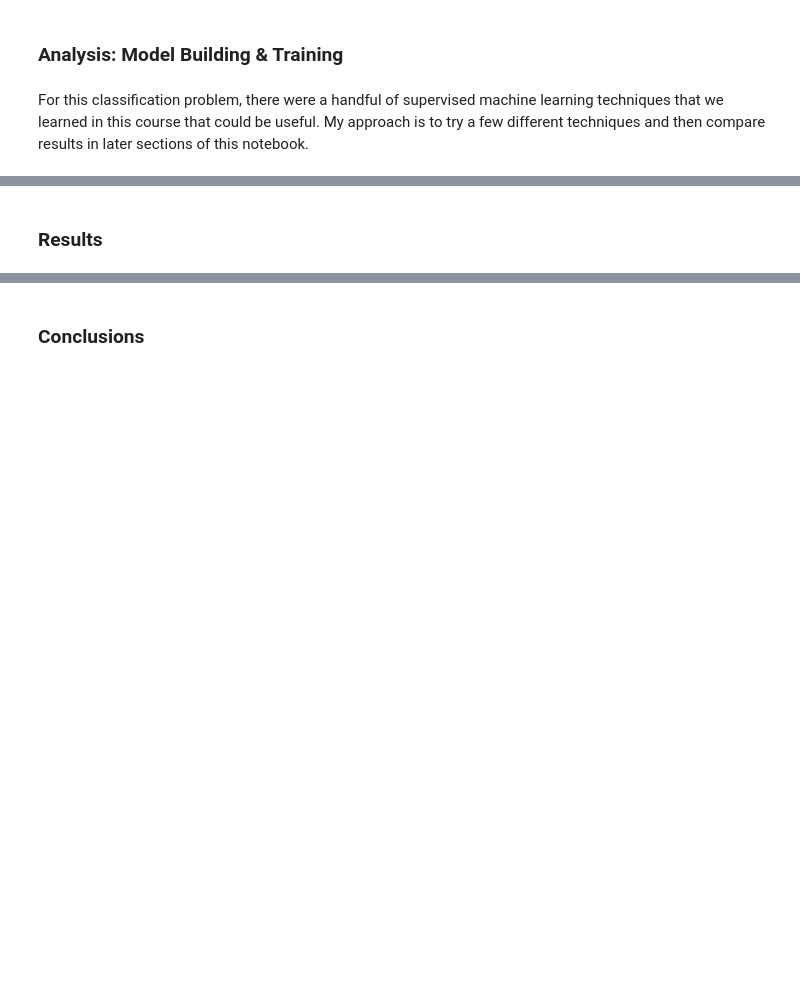
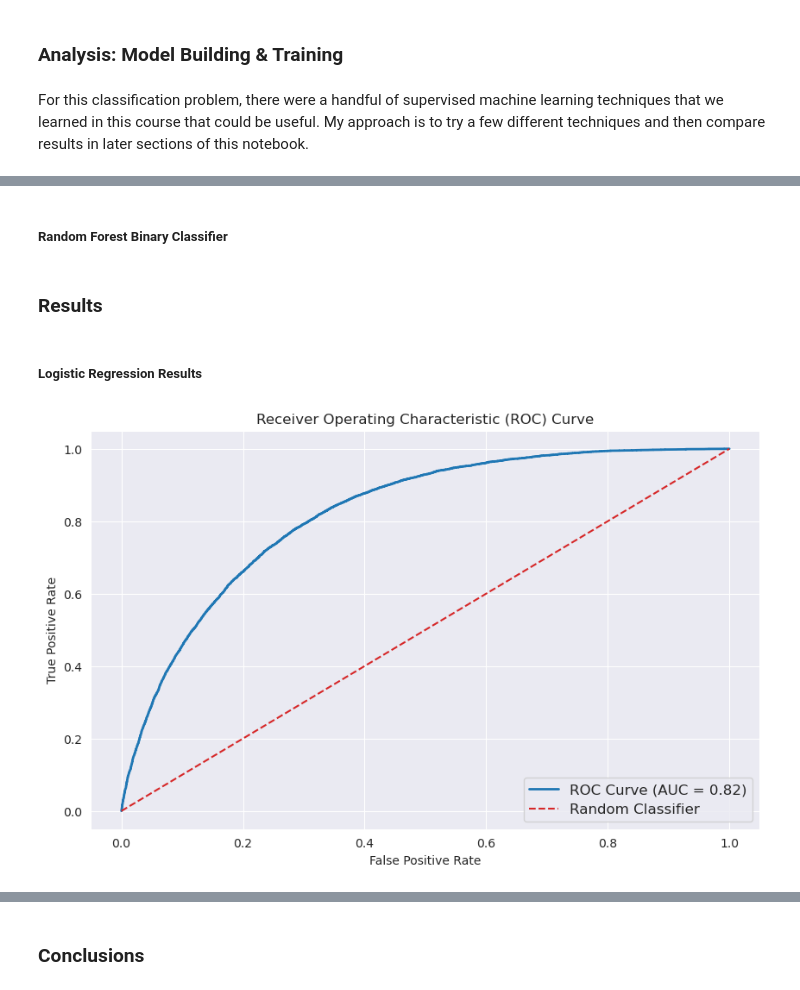
Before and after one commit to jman102/CSCA5622-Final-Project, a Jupyter notebook: final_project.ipynb, the cells around one changed output, grey strips where cells are left out. Drawn from its saved outputs; the diff is of its cells as text; code cells hidden in the pictures; blank space fills up the shorter version.

```diff
--- a/final_project.ipynb
+++ b/final_project.ipynb
@@ -105,0 +112,19 @@ For this classification problem, there were a handful of supervised machine lear
+# %%
+class LR_data:
+    """
+    class to setup testing/training splits for Logistic Regression Classifier
+
+    """
+    def __init__(self):
+        self.X_train = None
+        self.X_test = None
+        self.y_train = None
+        self.y_test = None
+        self.y_pred = None
+        self.y_prob = None
+        self.X_train, self.X_test, self.y_train, self.y_test = train_test_split(X, y, test_size=0.25)
+
+lr_data = LR_data()
+
+# logicstic regression
+lr_clf = LogisticRegression(max_iter=1000).fit(lr_data.X_train, lr_data.y_train)
@@ -105,0 +134,2 @@ For this classification problem, there were a handful of supervised machine lear
+# %% [markdown]
+##### Random Forest Binary Classifier
@@ -106,2 +155,37 @@ For this classification problem, there were a handful of supervised machine lear
 # %% [markdown]
 ### Results
+# %% [markdown]
+##### Logistic Regression Results
+# %%
+# logistic regression results
+lr_data.y_prob = lr_clf.predict_proba(lr_data.X_test)[:, 1]
+
+#get false positive rate (fpr), true positive rate (tpf)
+fpr, tpr, _ = roc_curve(lr_data.y_test, lr_data.y_prob)
+
+# find area under cureve for roc curve
+auc = roc_auc_score(lr_data.y_test, lr_data.y_prob)
+
+# plot
+plt.close()
+plt.figure(figsize=(10,6))
+plt.plot(fpr, tpr, color='tab:blue', lw=2, label=f'ROC Curve (AUC = {auc:.2f})')
+plt.plot([0, 1], [0, 1], color='tab:red', linestyle='--', label='Random Classifier')
+plt.xlabel('False Positive Rate')
+plt.ylabel('True Positive Rate')
+plt.title('Receiver Operating Characteristic (ROC) Curve')
+plt.legend(fontsize='large', loc='lower right')
+plt.grid(True)
+plt.show()
+# plot Precision-Recall Curve
+# prec, rec, thr = precision_recall_curve(lr_data.y_test, lr_data.y_prob)
+# plt.figure(figsize=(10,6))
+# plt.plot(rec, prec, color='tab:blue', lw=2)
+# plt.fill_between(rec, prec, color='tab:blue', alpha=0.2)
+# plt.xlabel('Recall')
+# plt.ylabel('Precision')
+# plt.title('Precision-Recall Curve')
+# plt.grid(True)
+# plt.show()
+# %% [output]
+[figure, added]
```
Also changed, not shown: parts of 14 cells of this notebook.
